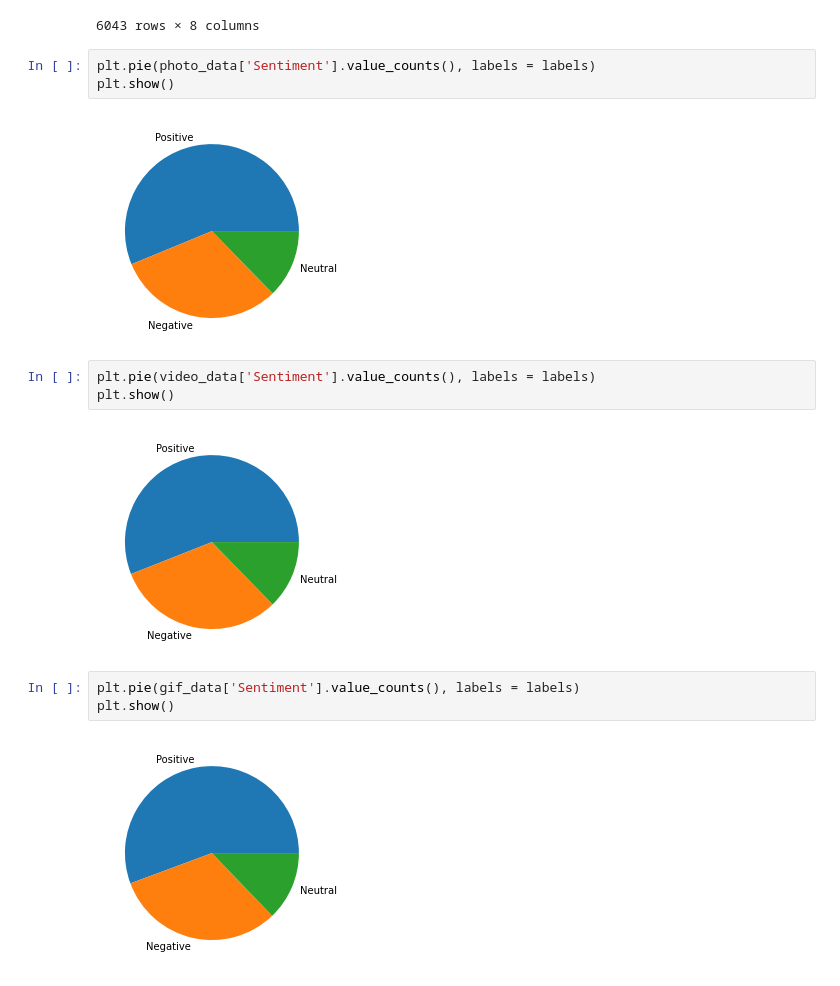
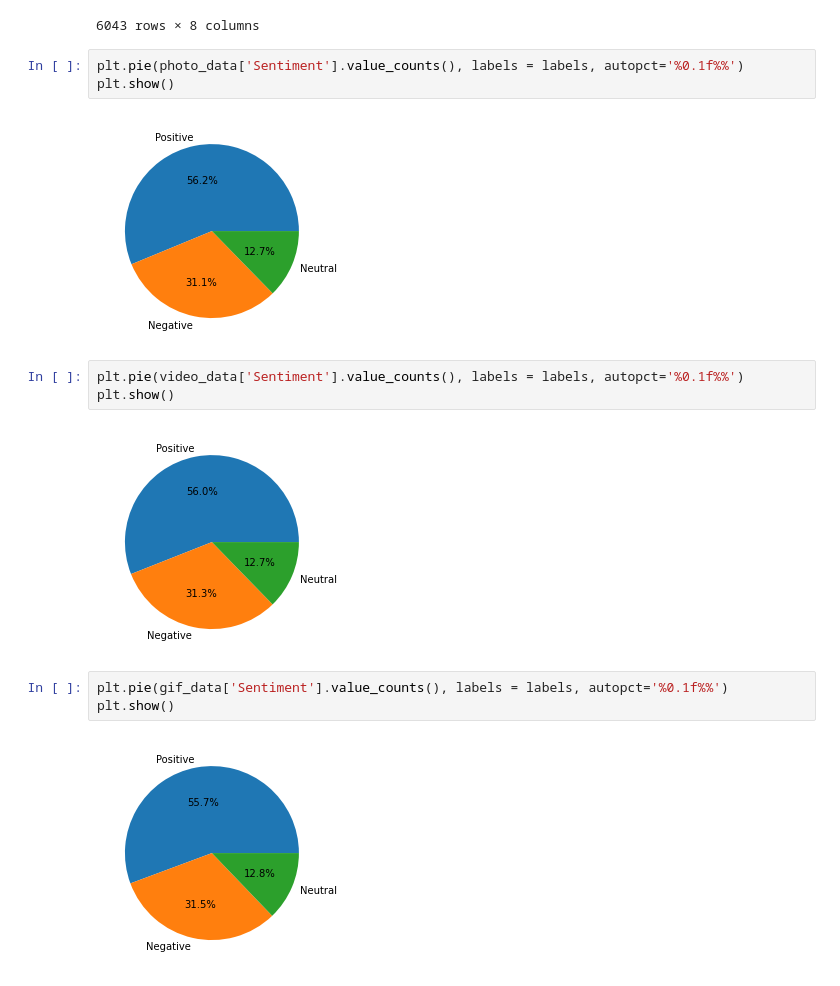
Before and after one commit to AnthonyCusi/Accenture-Virtual-Internship, a Jupyter notebook: acenture_data.ipynb, the cells around one changed output. Drawn from its saved outputs; the diff is of its cells as text.

Commit message:
Added visualization graphs

```diff
--- a/acenture_data.ipynb
+++ b/acenture_data.ipynb
@@ -164,17 +164,17 @@ photo_data
 | 22439 | c54b49c4-b1f2-4641-8595-1cbd19937845 | adore | 2020-07-29 13:54:24 | 7adafb3c-7c7c-492b-be5b-5ddd9ff1316a | photo | Science | positive | 72 |
 6043 rows × 8 columns
 # %%
-plt.pie(photo_data['Sentiment'].value_counts(), labels = labels)
+plt.pie(photo_data['Sentiment'].value_counts(), labels = labels, autopct='%0.1f%%')
 plt.show()
 # %% [output]
-[figure, old version]
+[figure, new version]
 # %%
-plt.pie(video_data['Sentiment'].value_counts(), labels = labels)
+plt.pie(video_data['Sentiment'].value_counts(), labels = labels, autopct='%0.1f%%')
 plt.show()
 # %% [output]
-[figure, old version]
+[figure, new version]
 # %%
-plt.pie(gif_data['Sentiment'].value_counts(), labels = labels)
+plt.pie(gif_data['Sentiment'].value_counts(), labels = labels, autopct='%0.1f%%')
 plt.show()
 # %% [output]
-[figure, old version]
+[figure, new version]
```
Also changed, not shown: parts of 18 cells of this notebook, 6 other files.
